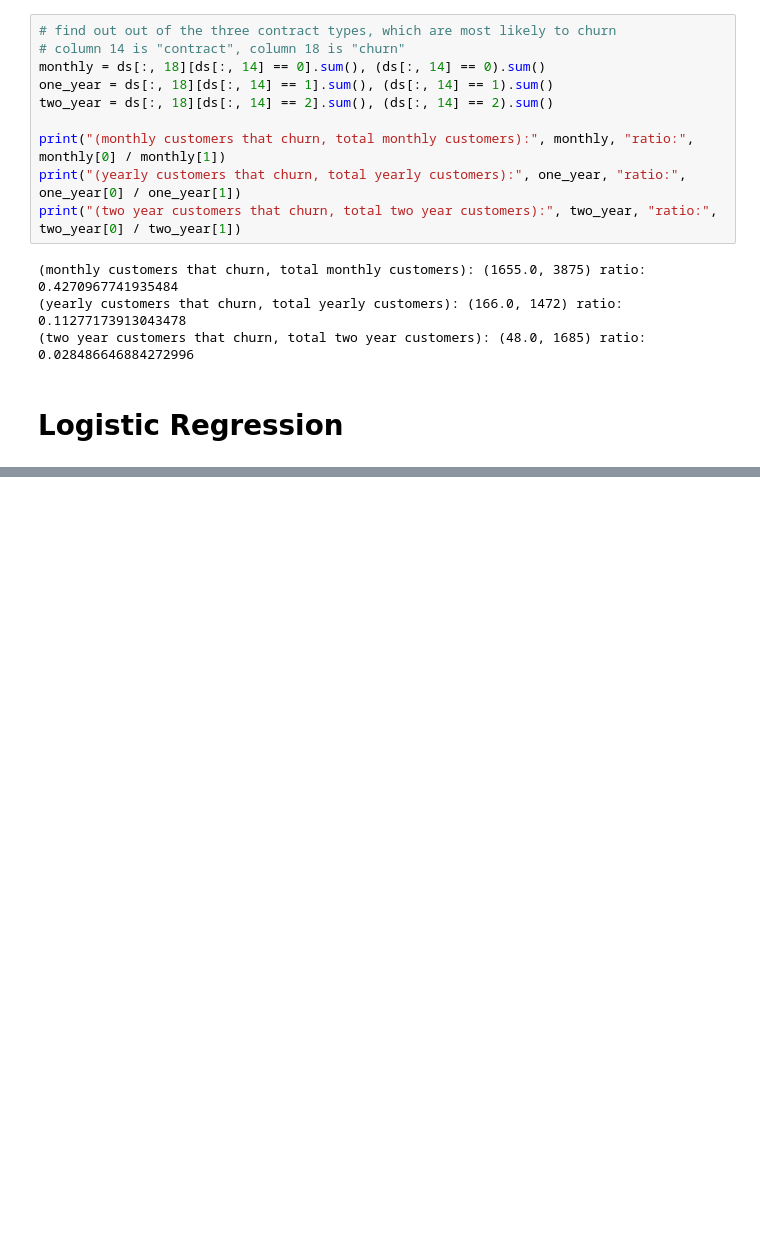
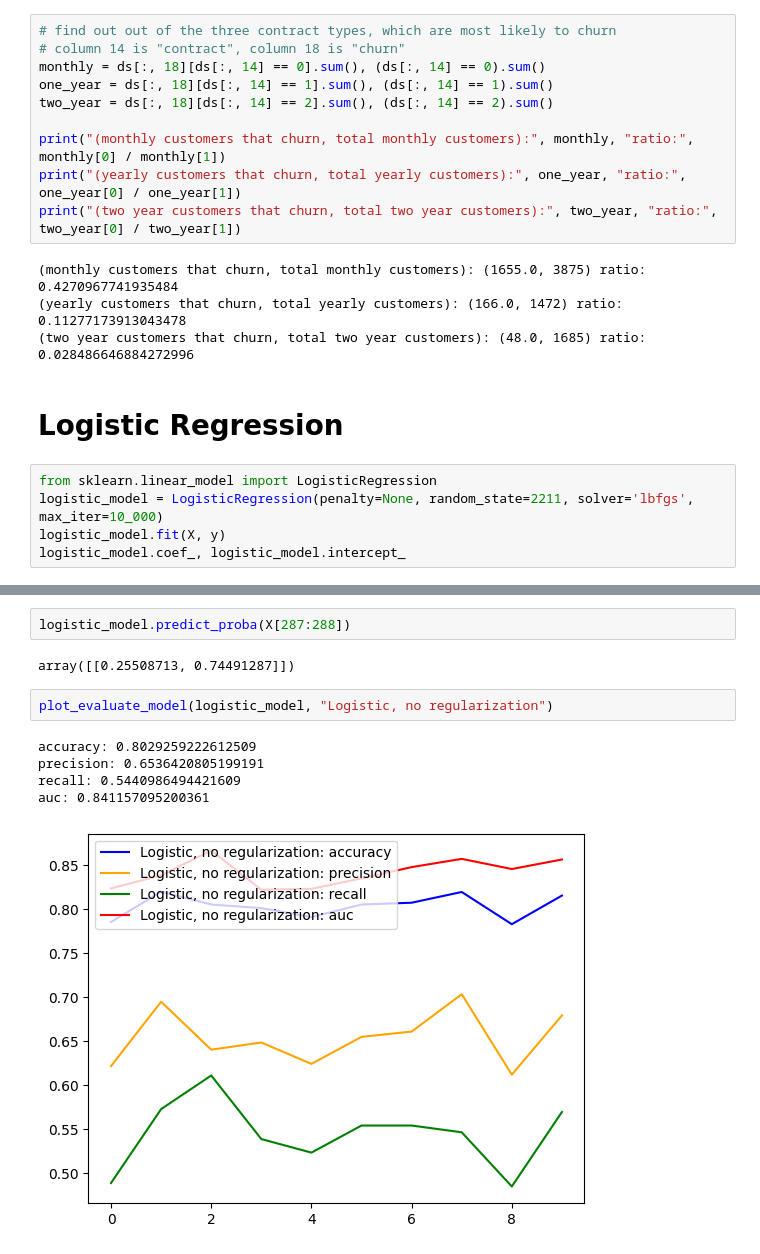
Before and after one commit to Rigbones/ISOM3360_Asg2, a Jupyter notebook: isom3360_asg2.ipynb, the cells around one changed output, grey strips where cells are left out. Drawn from its saved outputs; the diff is of its cells as text; blank space fills up the shorter version.

Commit message:
logistic

```diff
--- a/isom3360_asg2.ipynb
+++ b/isom3360_asg2.ipynb
@@ -447,3 +428,8 @@ print("(two year customers that churn, total two year customers):", two_year, "r
 (two year customers that churn, total two year customers): (48.0, 1685) ratio: 0.028486646884272996
 # %% [markdown]
 # Logistic Regression
+# %%
+from sklearn.linear_model import LogisticRegression
+logistic_model = LogisticRegression(penalty=None, random_state=2211, solver='lbfgs', max_iter=10_000)
+logistic_model.fit(X, y)
+logistic_model.coef_, logistic_model.intercept_
@@ -449,0 +460,12 @@ print("(two year customers that churn, total two year customers):", two_year, "r
+# %%
+logistic_model.predict_proba(X[287:288])
+# %% [output]
+array([[0.25508713, 0.74491287]])
+# %%
+plot_evaluate_model(logistic_model, "Logistic, no regularization")
+# %% [output]
+accuracy: 0.8029259222612509
+precision: 0.6536420805199191
+recall: 0.5440986494421609
+auc: 0.841157095200361
+[figure, added]
```
Also changed, not shown: parts of 6 cells of this notebook, 1 other file.
